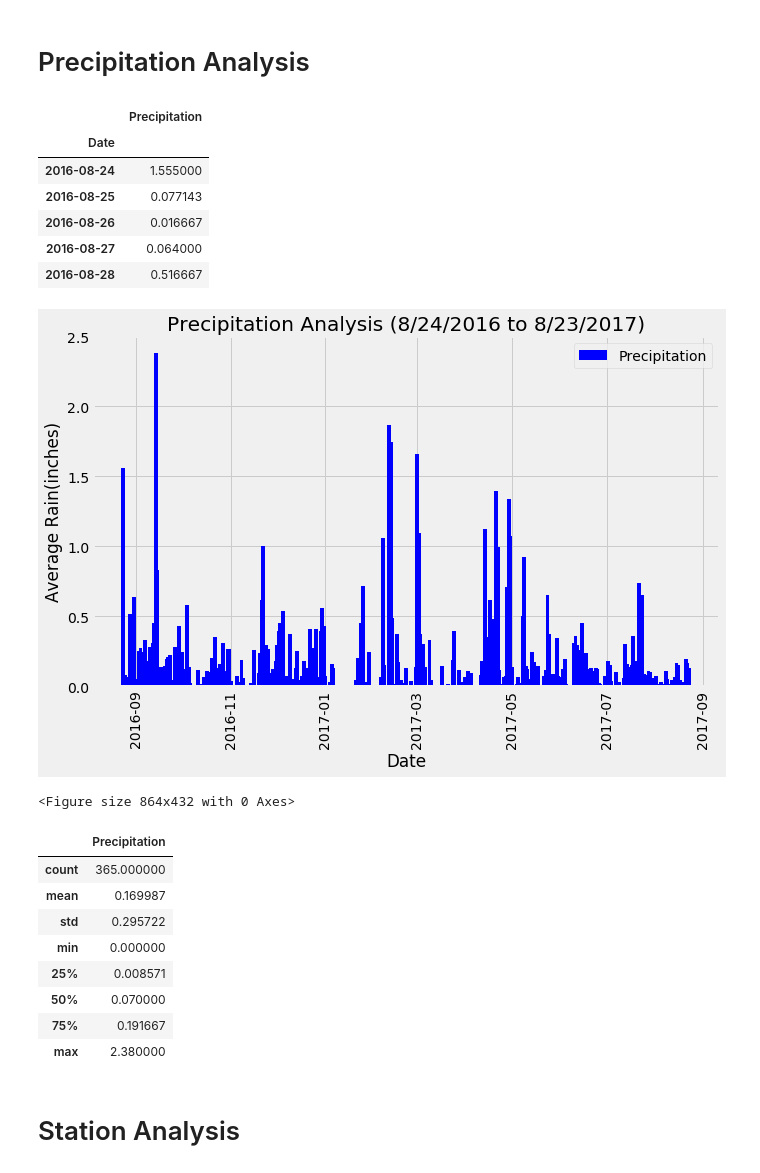
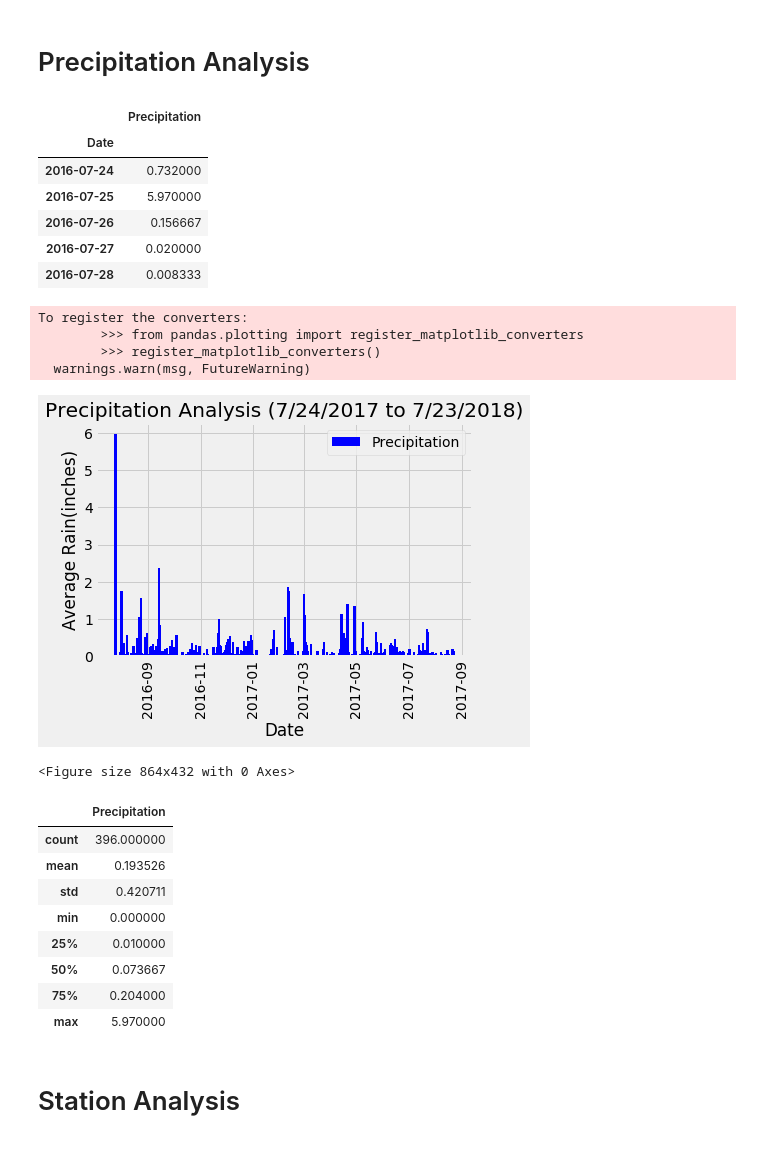
Before and after one commit to Rimpyyy/SQLAlchemy-Homework, a Jupyter notebook: climate_analysis.ipynb, the cells around one changed output. Cells and saved outputs as stored; diff of their text form; code cells hidden in the pictures.

```diff
--- a/climate_analysis.ipynb
+++ b/climate_analysis.ipynb
@@ -40,7 +40,7 @@ session = Session(engine)
 lastest_date = session.query(Measurement.date).order_by(Measurement.date.desc()).first()
 
 #query to retrieve 365 days from lastest_date
-first_date = dt.date(2017,8, 23) - dt.timedelta(days=365)
+first_date = dt.date(2017,7, 23) - dt.timedelta(days=365)
 
 one_year_precipitation = session.query(Measurement.date, Measurement.prcp).\
                         filter(Measurement.date > first_date).\
@@ -60,40 +60,44 @@ total_precipitation.head()
 # %% [output]
 |  | Precipitation |
 | Date |  |
-| 2016-08-24 | 1.555000 |
-| 2016-08-25 | 0.077143 |
-| 2016-08-26 | 0.016667 |
-| 2016-08-27 | 0.064000 |
-| 2016-08-28 | 0.516667 |
+| 2016-07-24 | 0.732000 |
+| 2016-07-25 | 5.970000 |
+| 2016-07-26 | 0.156667 |
+| 2016-07-27 | 0.020000 |
+| 2016-07-28 | 0.008333 |
 # %%
 # Plot the dataframe as a horizontal bar chart using pandas plotting
 style.use('fivethirtyeight')
 
 plt.bar(total_precipitation.index, total_precipitation["Precipitation"], width=2.5, color="blue")
 plt.rcParams["figure.figsize"] = [12,6]
 plt.xlabel("Date")
 plt.ylabel("Average Rain(inches)")
-plt.title("Precipitation Analysis (8/24/2016 to 8/23/2017)")
+plt.title("Precipitation Analysis (7/24/2017 to 7/23/2018)")
 plt.legend(["Precipitation"])
 plt.xticks(rotation=90)
 plt.show()
 plt.savefig("Images/Precipitation_Analysis.png")
 # %% [output]
+To register the converters:
+        >>> from pandas.plotting import register_matplotlib_converters
+        >>> register_matplotlib_converters()
+  warnings.warn(msg, FutureWarning)
-[figure, old version]
+[figure, new version]
-<Figure size 864x432 with 0 Axes>
+<Figure size 864x432 with 0 Axes>
 # %%
 #Summary Statistics
 total_precipitation.describe()
 # %% [output]
 |  | Precipitation |
-| count | 365.000000 |
-| mean | 0.169987 |
-| std | 0.295722 |
+| count | 396.000000 |
+| mean | 0.193526 |
+| std | 0.420711 |
 | min | 0.000000 |
-| 25% | 0.008571 |
-| 50% | 0.070000 |
-| 75% | 0.191667 |
-| max | 2.380000 |
+| 25% | 0.010000 |
+| 50% | 0.073667 |
+| 75% | 0.204000 |
+| max | 5.970000 |
 # %% [markdown]
 # Station Analysis
 # %%
```
Also changed, not shown: parts of 7 cells of this notebook.
